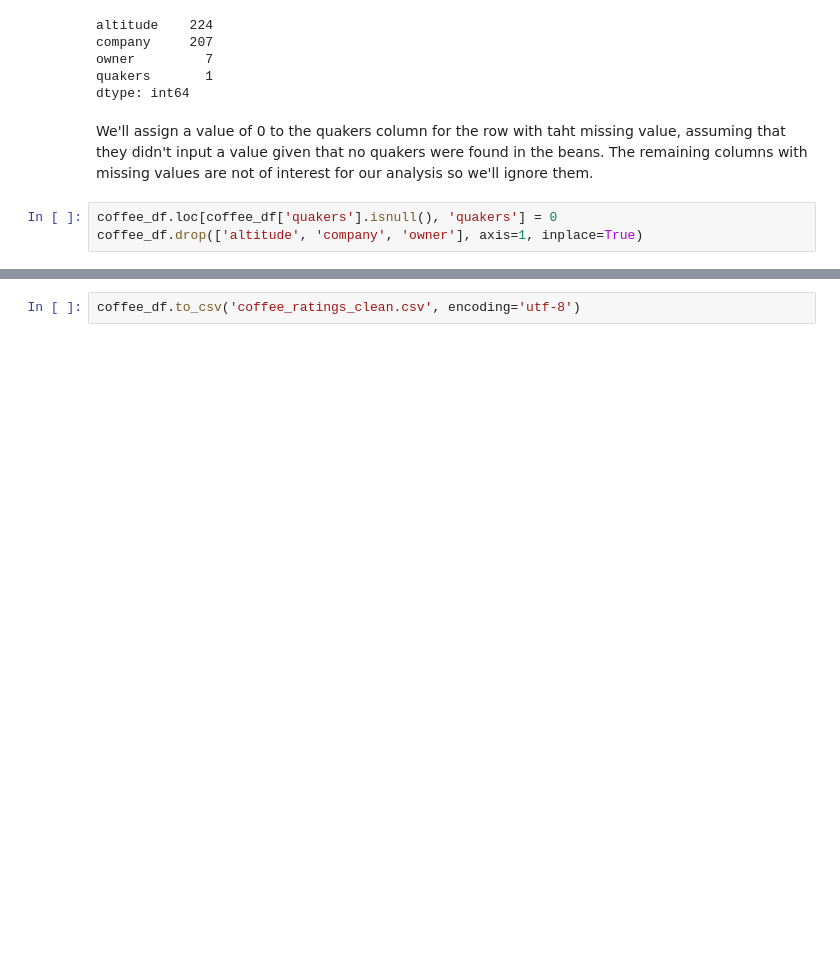
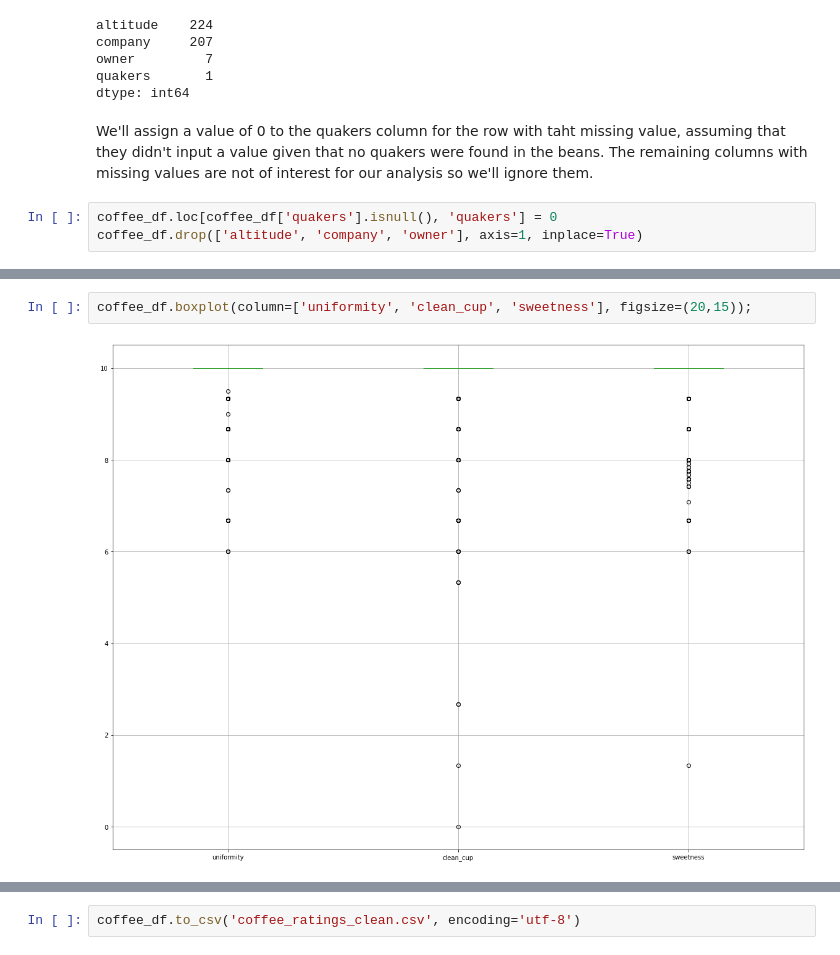
Before and after one commit to FuegoDiego/coffee_ratings, a Jupyter notebook: Coffee Ratings Cleanup.ipynb, the cells around one changed output, grey strips where cells are left out. Drawn from its saved outputs; the diff is of its cells as text; blank space fills up the shorter version.

```diff
--- a/Coffee Ratings Cleanup.ipynb
+++ b/Coffee Ratings Cleanup.ipynb
@@ -900,0 +918,4 @@ coffee_df.drop(['altitude', 'company', 'owner'], axis=1, inplace=True)
+# %%
+coffee_df.boxplot(column=['uniformity', 'clean_cup', 'sweetness'], figsize=(20,15));
+# %% [output]
+[figure, added]
```
Also changed, not shown: parts of 15 cells of this notebook.
